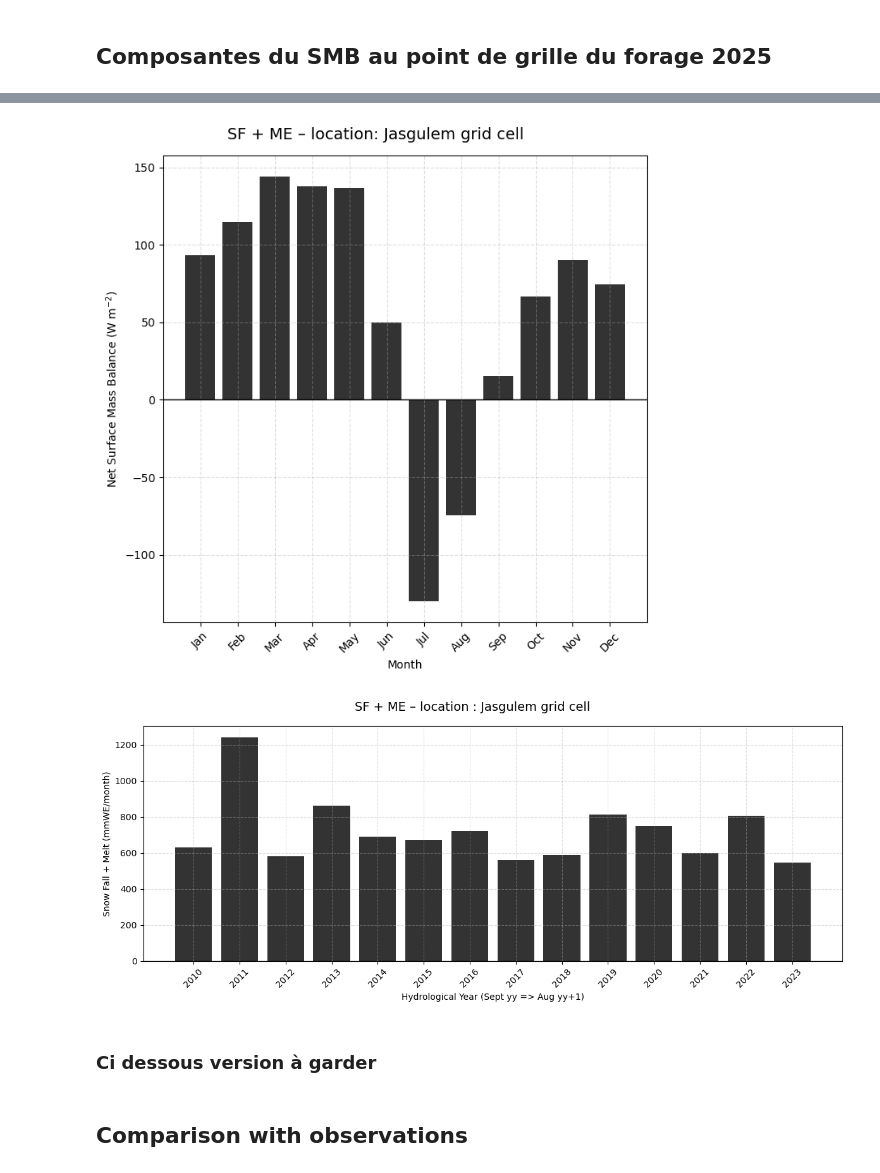
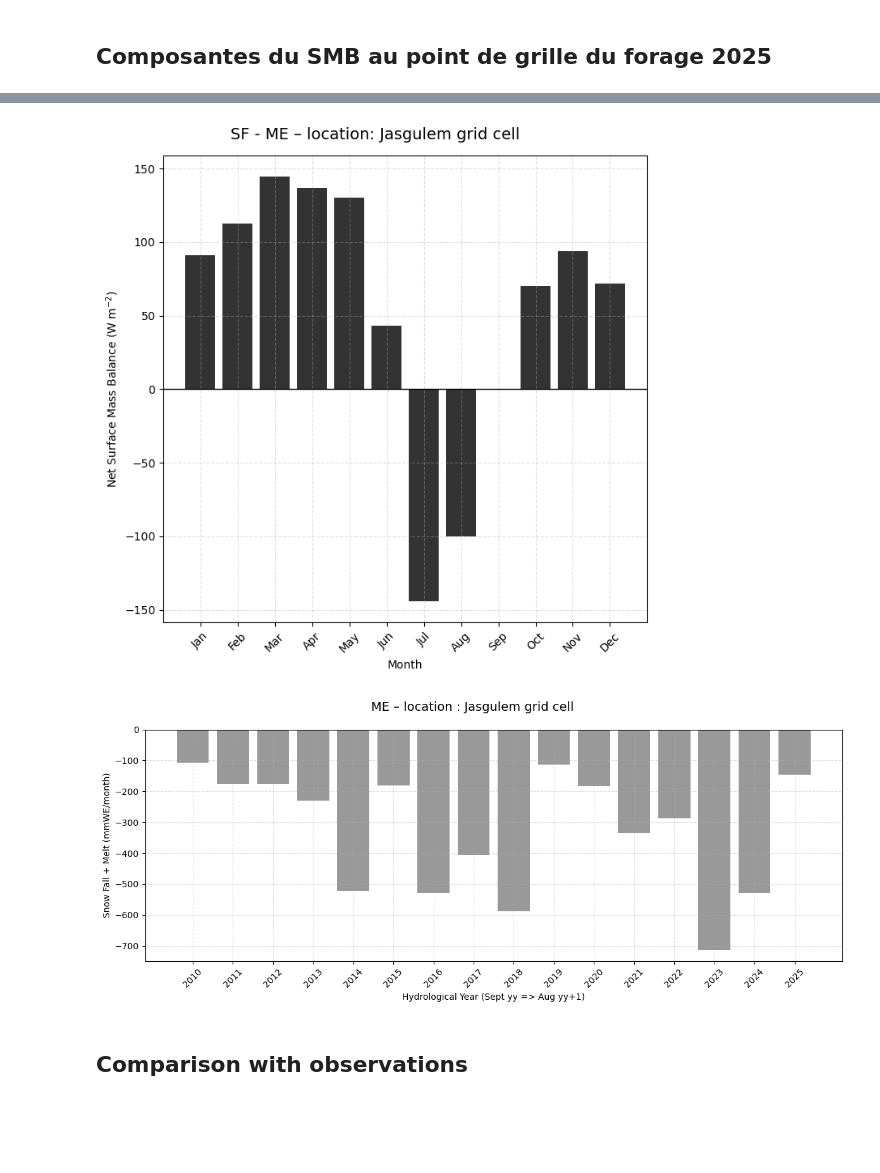
Before and after one commit to xfain/MAR_HMA, a Jupyter notebook: Pamir_domain/SMB.timeSeries_GRp.ipynb, the cells around one changed output, grey strips where cells are left out. Saved outputs shown, nothing was run; the diff lists cells and outputs as text; code cells hidden in the pictures; blank space fills up the shorter version.

```diff
--- a/Pamir_domain/SMB.timeSeries_GRp.ipynb
+++ b/Pamir_domain/SMB.timeSeries_GRp.ipynb
@@ -429,0 +367,24 @@ plt.show()
+# %%
+variable='RU'
+# Run Off
+
+ds_RU = xr.open_mfdataset(sourceData_1 + "RU_monsum_MARv3.14_ER5_spin2_GRp_*.nc").RU.isel(SECTOR=0).load()
+
+ds_RU = ds_RU.assign_coords(X=np.round(ds_RU.X.values))
+ds_RU = ds_RU.assign_coords(Y=np.round(ds_RU.Y.values))
+ds_RU = ds_RU.rename({'TIME': 'time'})
+
+# Enlever k pixels sur les contours
+ds_RU = ds_RU[:,k:-k,k:-k]
+# %%
+variable='RZ'
+# Refreezing // il faut un monSUM pour RW
+
+ds_RZ = xr.open_mfdataset(sourceData_1 + "RZ_monsum_MARv3.14_ER5_spin2_GRp_*.nc").RZ.isel(SECTOR1_1=0).load()
+
+ds_RZ = ds_RZ.assign_coords(X=np.round(ds_RZ.X.values))
+ds_RZ = ds_RZ.assign_coords(Y=np.round(ds_RZ.Y.values))
+ds_RZ = ds_RZ.rename({'TIME': 'time'})
+
+# Enlever k pixels sur les contours
+ds_RZ = ds_RZ[:,k:-k,k:-k]
@@ -430,3 +396,8 @@ plt.show()
+# %%
+variable='SU'
+# SMB = SF + RF - RU - SU - SW
+
+ds_SU_2 = -(ds_SF + ds_RF -ds_RU - ds_SW - ds_SMB)
 # %%
 ##Fedchenko Accumulation basin
 
@@ -678,7 +1130,7 @@ plt.show()
 # %%
 # Période cible
-start_date = "2010-09-01"
-end_date = "2024-08-31"
+start_date = "2010-10-01"
+end_date = "2025-09-30"
 
 # Filtrer les données temporellement
 smb_filtered = {}
@@ -727,16 +1179,16 @@ ax.set_xlabel("Month")
 
 ax.grid(True, linestyle="--", alpha=0.4)
 
-fig.suptitle("SF + ME – location: Jasgulem grid cell", fontsize=14)
+fig.suptitle("SF - ME – location: Jasgulem grid cell", fontsize=14)
 
 plt.tight_layout()
 plt.show()
 # %% [output]
-[figure, old version]
+[figure, new version]
 # %%
 # Période cible
-start_date = "2010-09-01"
-end_date = "2024-08-31"
+start_date = "2010-10-01"
+end_date = "2025-09-30"
 
 # Filtrage temporel
 smb_filtered = {
@@ -752,8 +1204,8 @@ smb_jasg = {
 
 # SEB net
 smb_net = (
-    smb_jasg["SF"]
-    + smb_jasg["ME"]
+   # smb_jasg["SF"]
+     smb_jasg["ME"]
 
 )
 
@@ -767,34 +1219,32 @@ smb_yearly = smb_net.resample(time="AS-SEP").sum()
 years = smb_yearly["time.year"].values
 values = smb_yearly.values
 
 # =========================
 # PLOT
 # =========================
 
 fig, ax = plt.subplots(figsize=(12, 5))
 
 pos = np.where(values > 0, values, 0)
 neg = np.where(values < 0, values, 0)
 
 ax.bar(years, pos, color="black", alpha=0.8)
 ax.bar(years, neg, color="gray", alpha=0.8)
 
 ax.axhline(0, color="black", linewidth=1)
 
 ax.set_ylabel("Snow Fall + Melt (mmWE/month)")
 ax.set_xlabel("Hydrological Year (Sept yy => Aug yy+1)")
 
 ax.set_xticks(years)
 ax.set_xticklabels(years, rotation=45)
 
 ax.legend(frameon=False)
 ax.grid(True, linestyle="--", alpha=0.4)
 
-fig.suptitle("SF + ME – location : Jasgulem grid cell", fontsize=14)
+fig.suptitle("ME – location : Jasgulem grid cell", fontsize=14)
 
 plt.tight_layout()
 plt.show()
 # %% [output]
-[figure, old version]
+[figure, new version]
-# %% [markdown]
-### Ci dessous version à garder
```
Also changed, not shown: parts of 53 cells of this notebook, 3 other files.
